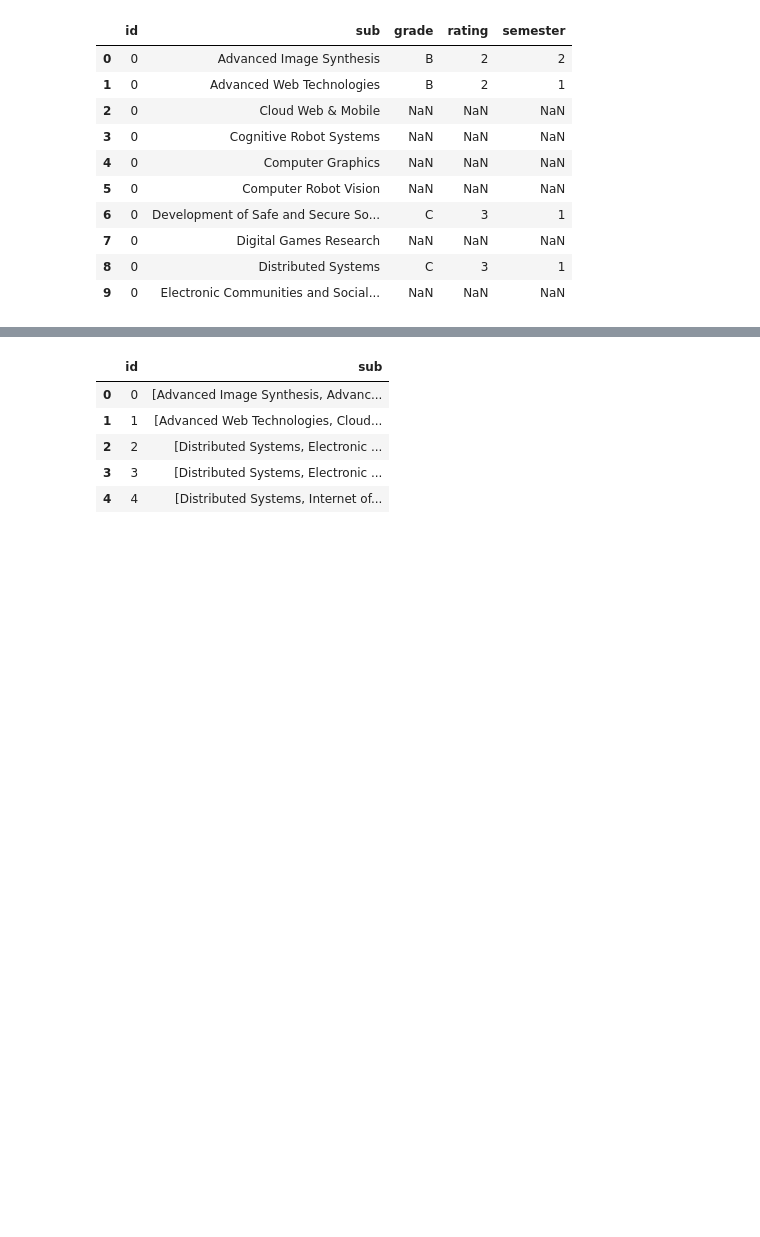
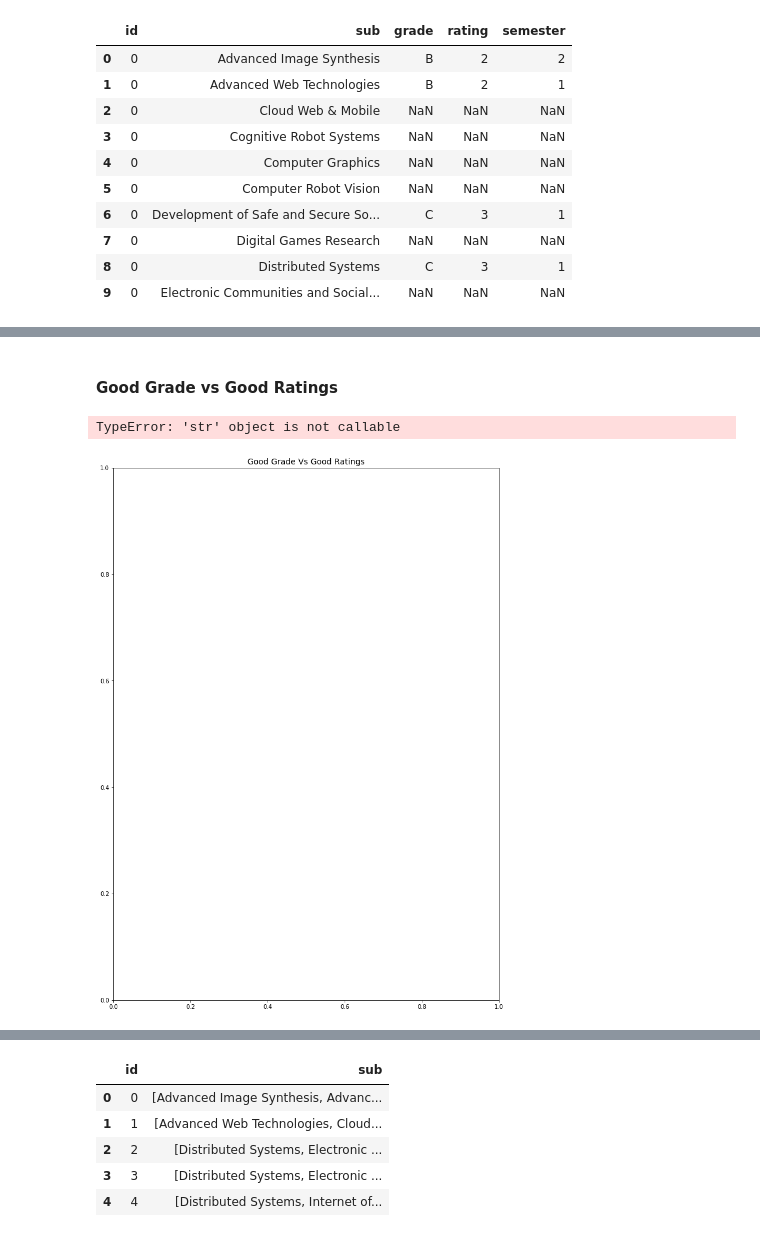
Before and after one commit to jailbird11/iRec_LA, a Jupyter notebook: i-Recommend.ipynb, the cells around one changed output, grey strips where cells are left out. Cells and saved outputs as stored; diff of their text form; code cells hidden in the pictures; blank space fills up the shorter version.

```diff
--- a/i-Recommend.ipynb
+++ b/i-Recommend.ipynb
@@ -78,0 +101,42 @@ dfrslt_nan=dfrslt.dropna(thresh=3, axis=0)
+# %%
+setbest=seta.intersection(setb)
+setworst=sete.intersection(setf)
+# %%
+setr1=set(list(dfrslt_nan[dfrslt_nan['rating']=='1']['sub'].values))
+setr2=set(list(dfrslt_nan[dfrslt_nan['rating']=='2']['sub'].values))
+setr3=set(list(dfrslt_nan[dfrslt_nan['rating']=='3']['sub'].values))
+setr4=set(list(dfrslt_nan[dfrslt_nan['rating']=='4']['sub'].values))
+setr5=set(list(dfrslt_nan[dfrslt_nan['rating']=='5']['sub'].values))
+# %%
+setgoodr=setr1.intersection(setr2)
+setbadrat=setr4.intersection(setr5)
+# %%
+v1=setgoodr.intersection(setbest)
+v2=setbadrat.intersection(setworst)
+v3=setbadrat.intersection(setbest)
+v4=setgoodr.intersection(setworst)
+# %% [markdown]
+#### Good Grade vs Good Ratings
+# %%
+# setup the figure
+
+fig, ax = plt.subplots(figsize = (12,17))
+ax.set_title("Good Grade Vs Good Ratings", fontsize=14)
+# make the venn diagram
+v = venn2([setgoodr, setbest],set_labels=["Good Ratings", "Good Grades"],alpha=1)
+# adjust labels from counts to names
+v.get_label_by_id('10').set_text('\n'.join(setgoodr))
+v.get_label_by_id('01').set_text('\n'.join(setbest))
+v.get_label_by_id('11').set_text('\n'.join(v1))
+# add circle outlines
+c = venn2_circles([setgoodr, setbest],
+                  linestyle='solid')
+venn2_circles([setgoodr, setbest], linestyle='dashed', linewidth=1, color="grey")
+c[0].set_color('lightgreen')
+c[1].set_color('skyblue')
+
+
+plt.savefig('GGGR.png')
+# %% [output]
+TypeError: 'str' object is not callable
+[figure, added]
```
Also changed, not shown: parts of 107 cells of this notebook.
